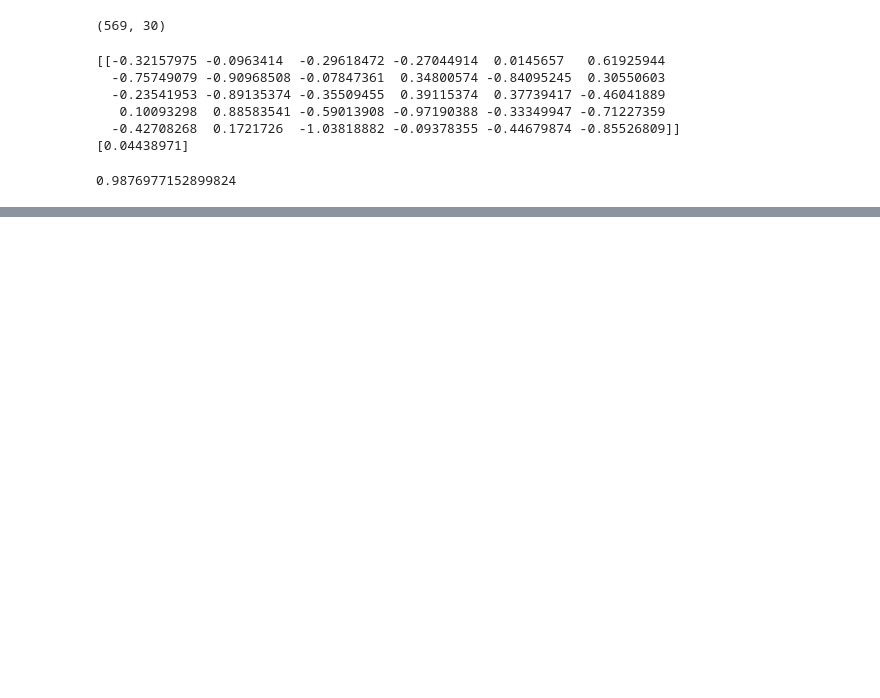
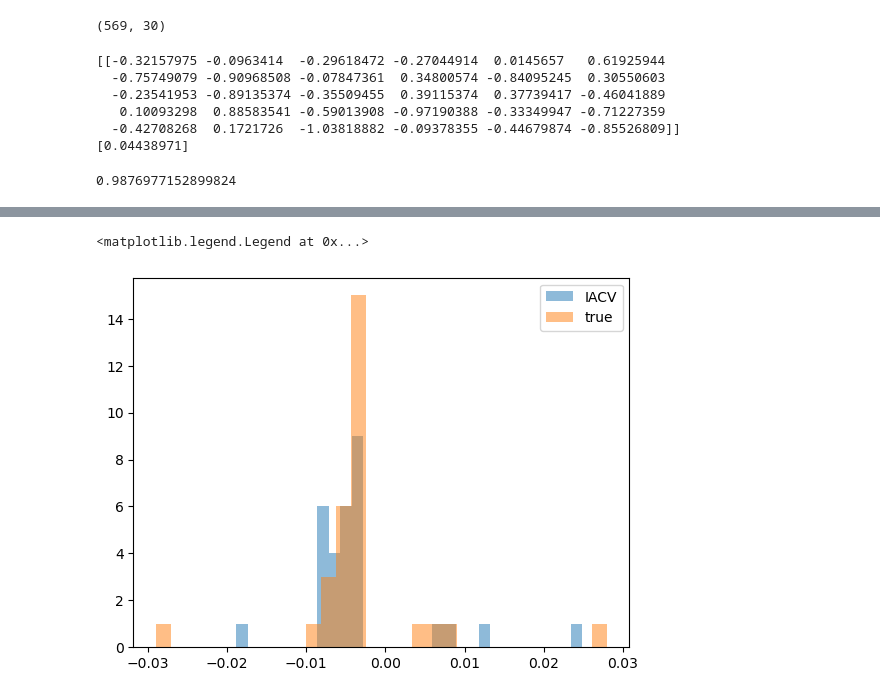
Before and after one commit to nerrma/thesis, a Jupyter notebook: svm/SVMtesting.ipynb, the cells around one changed output, grey strips where cells are left out. Saved outputs shown, nothing was run; the diff lists cells and outputs as text; code cells hidden in the pictures; blank space fills up the shorter version.

```diff
--- a/svm/SVMtesting.ipynb
+++ b/svm/SVMtesting.ipynb
@@ -10,6 +10,8 @@ import matplotlib.pyplot as plt
 from cv_svm import SVM_smooth
 # %%
 X, y = load_breast_cancer(return_X_y=True)
+n = X.shape[0]
+p = X.shape[1]
 y[np.where(y == 0)] = -1
 # %%
 X = StandardScaler().fit_transform(X)
@@ -35,11 +37,11 @@ accuracy_score(y, y_pred)
 # %% [output]
 0.9876977152899824
 # %%
-clf = SVM_smooth(sigma=2e-35, lbd=1e-3)
-clf.fit(X, y, thresh=5e-4, n_iter=500, eta=0.4, approx_cv=True)
+clf = SVM_smooth(sigma=2e-2, lbd=1)
+clf.fit(X, y, thresh=1e-3, n_iter=2000, eta=0.3/n, approx_cv=True, log_iacv=True, log_iter=True)
 print(f"grad {np.linalg.norm(clf.nabla_fgd_(X, y, clf.weights_, clf.sigma_, clf.lbd_))}")
 coef = clf.weights_/np.linalg.norm(clf.weights_)
-print(f"diff {np.mean(np.abs(coef- sk_coef))} | pct {np.mean(np.abs(coef - sk_coef))/np.sum(np.abs(coef))}")
+print(f"diff {np.mean(np.abs(coef - sk_coef))} | pct {np.mean(np.abs(coef - sk_coef))/np.sum(np.abs(coef))}")
 
 y_pred = clf.predict(X)
 accuracy_score(y, y_pred)
@@ -64,2 +116,9 @@ IACV: 1.245294716204149 | baseline: 0.5026597448663465
+# %%
+plt.hist(np.mean(clf.loo_iacv_, axis=0), alpha=0.5, bins=30, label="IACV")
+plt.hist(np.mean(clf.loo_true_, axis=0), alpha=0.5, bins=30, label="true")
+plt.legend()
+# %% [output]
+<matplotlib.legend.Legend at 0x...>
+[figure, added]
 # %%
 clf.loo_iacv_
```
Also changed, not shown: parts of 12 cells of this notebook, 2 other files.
